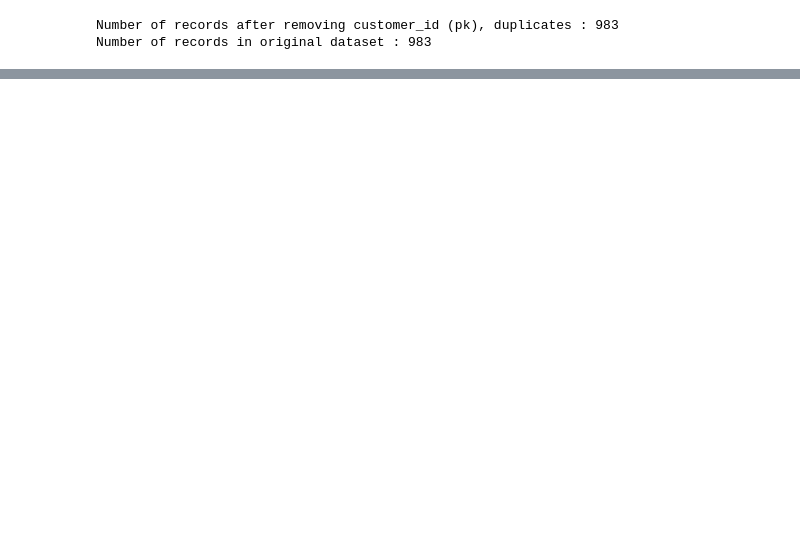
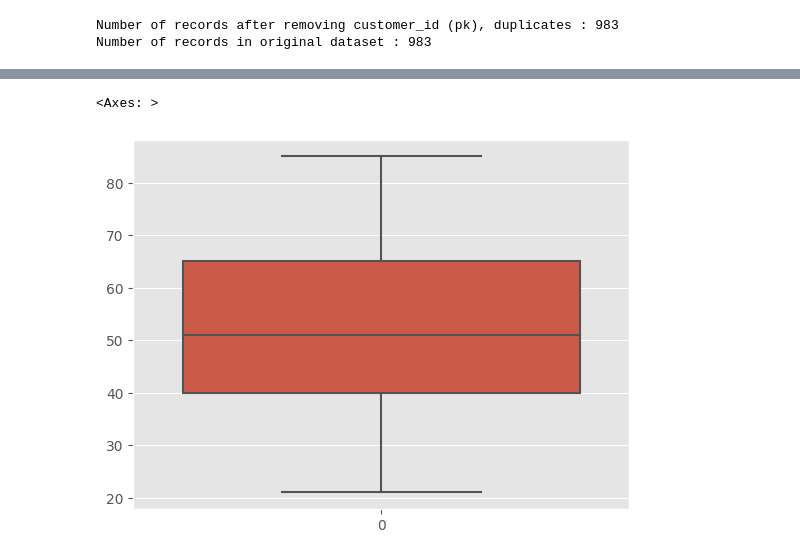
Before and after one commit to AryaChirag/Bicycle-sales, a Jupyter notebook: Data_cleaning_new_customer_list.ipynb, the cells around one changed output, grey strips where cells are left out. Saved outputs shown, nothing was run; the diff lists cells and outputs as text; code cells hidden in the pictures; blank space fills up the shorter version.

```diff
--- a/Data_cleaning_new_customer_list.ipynb
+++ b/Data_cleaning_new_customer_list.ipynb
@@ -546,0 +625,5 @@ Number of records in original dataset : 983
+# %%
+sns.boxplot(new_cust['age'])
+# %% [output]
+<Axes: >
+[figure, added]
```
Also changed, not shown: parts of 83 cells of this notebook.
